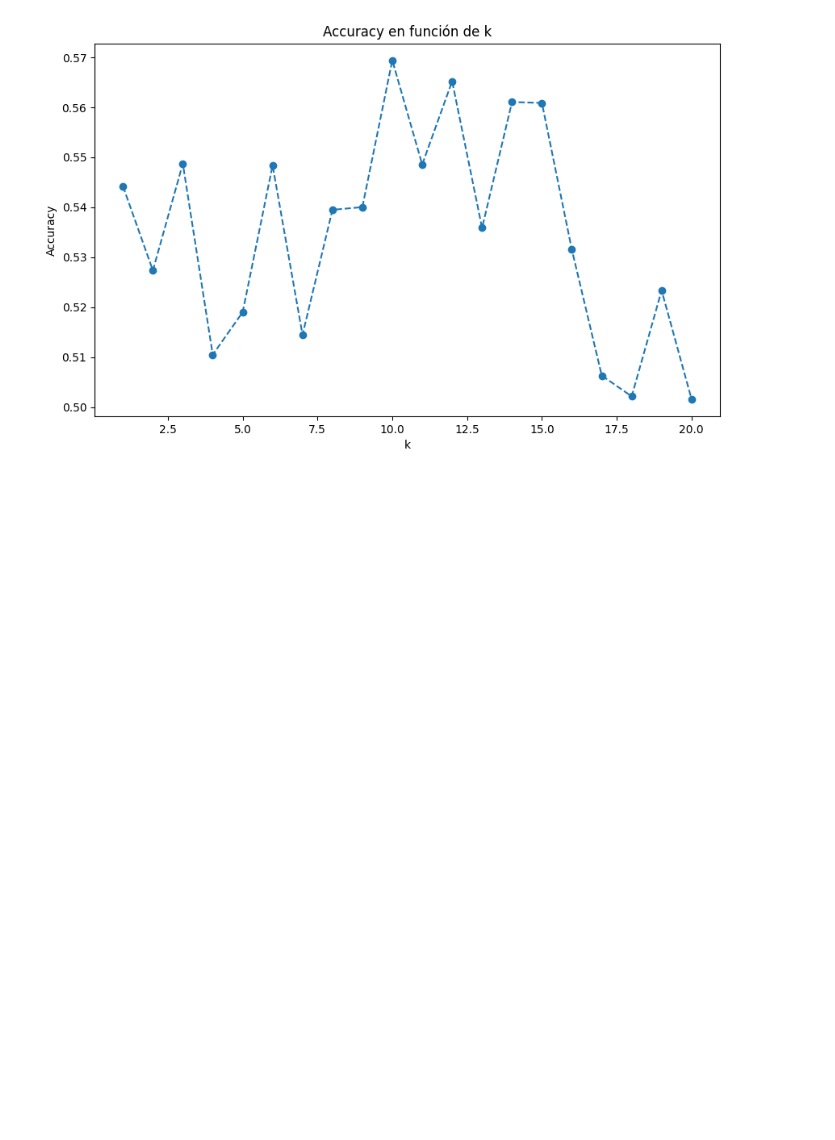
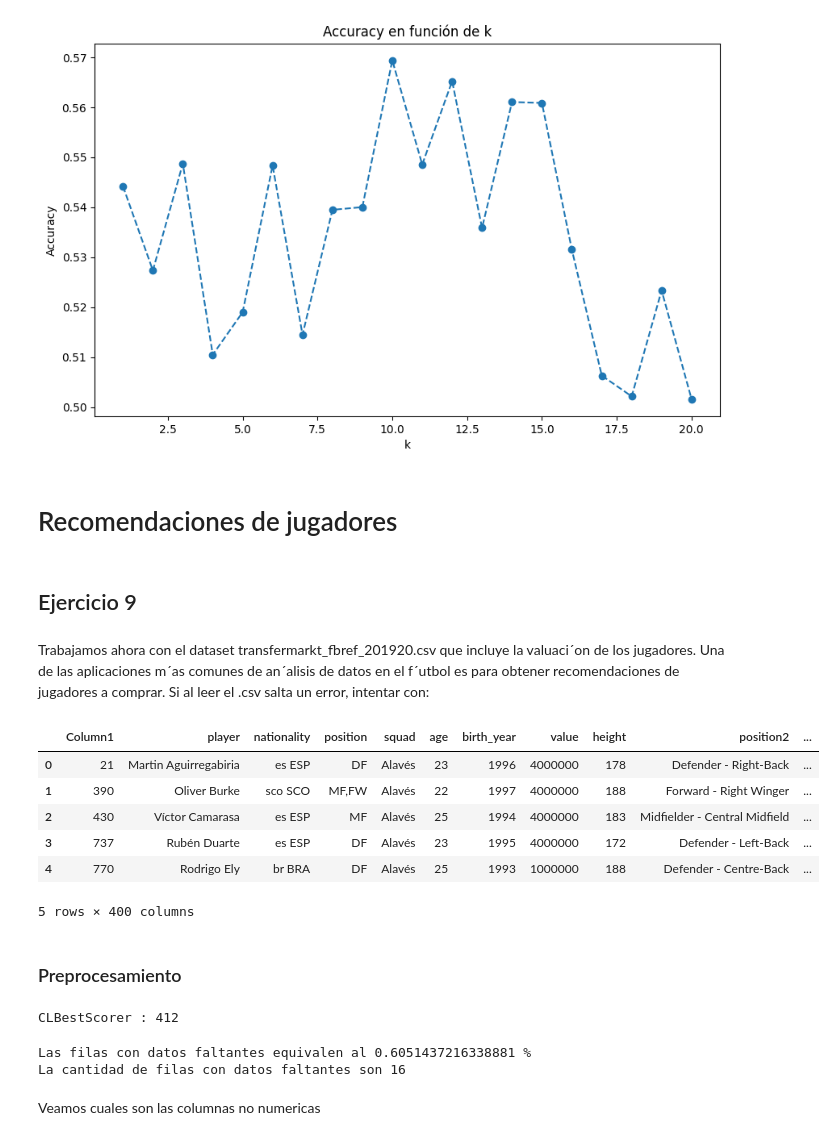
Before and after one commit to Gabrielnm7/LDD-Futbol-Analytics, a Jupyter notebook: Analysis.ipynb, the cells around one changed output. Cells and saved outputs as stored; diff of their text form; code cells hidden in the pictures; blank space fills up the shorter version.

Commit message:
Update Analysis.ipynb
Ej 9, preprocesamiento

```diff
--- a/Analysis.ipynb
+++ b/Analysis.ipynb
@@ -796,3 +796,34 @@ plt.show()
 El mejor valor de k es: 10
 El accuracy de k es: 0.5693840579710145
 [figure]
+# %% [markdown]
+# Recomendaciones de jugadores
+# %% [markdown]
+## Ejercicio 9
+# %% [markdown]
+Trabajamos ahora con el dataset transfermarkt_fbref_201920.csv que incluye la valuaci´on
+de los jugadores. Una de las aplicaciones m´as comunes de an´alisis de datos en el f´utbol es para
+obtener recomendaciones de jugadores a comprar.
+Si al leer el .csv salta un error, intentar con:
+# %%
+data = pd.read_csv('transfermarkt_fbref_201920.csv', delimiter =';')
+data.head()
+# %% [output]
+|  | Column1 | player | nationality | position | squad | age | birth_year | value | height | position2 | ... |
+| 0 | 21 | Martin Aguirregabiria | es ESP | DF | Alavés | 23 | 1996 | 4000000 | 178 | Defender - Right-Back | ... |
+| 1 | 390 | Oliver Burke | sco SCO | MF,FW | Alavés | 22 | 1997 | 4000000 | 188 | Forward - Right Winger | ... |
+| 2 | 430 | Ví­ctor Camarasa | es ESP | MF | Alavés | 25 | 1994 | 4000000 | 183 | Midfielder - Central Midfield | ... |
+| 3 | 737 | Rubén Duarte | es ESP | DF | Alavés | 23 | 1995 | 4000000 | 172 | Defender - Left-Back | ... |
+| 4 | 770 | Rodrigo Ely | br BRA | DF | Alavés | 25 | 1993 | 1000000 | 188 | Defender - Centre-Back | ... |
+5 rows × 400 columns
+# %% [markdown]
+### Preprocesamiento
+# %%
+#Eliminamos las columnas con mas de 100 datos faltantes
+columns = []
+for column in data.columns:
+    if data[column].isna().sum() >= 100:
+        print(f"{column} :", data[column].isna().sum())
+        columns.append(column)
+# %% [output]
+CLBestScorer : 412
@@ -798,0 +832,7 @@ El accuracy de k es: 0.5693840579710145
+# %%
+#Miramos cuantas filas con datos faltantes hay
+print(f"Las filas con datos faltantes equivalen al {data[data.isna().any(axis=1)].shape[0]/data.shape[0]*100} %")
+print(f"La cantidad de filas con datos faltantes son {data[data.isna().any(axis=1)].shape[0]}" )
+# %% [output]
+Las filas con datos faltantes equivalen al 0.6051437216338881 %
+La cantidad de filas con datos faltantes son 16
@@ -798,0 +845,2 @@ El accuracy de k es: 0.5693840579710145
+# %% [markdown]
+Veamos cuales son las columnas no numericas
```
Also changed, not shown: parts of 8 cells of this notebook.
